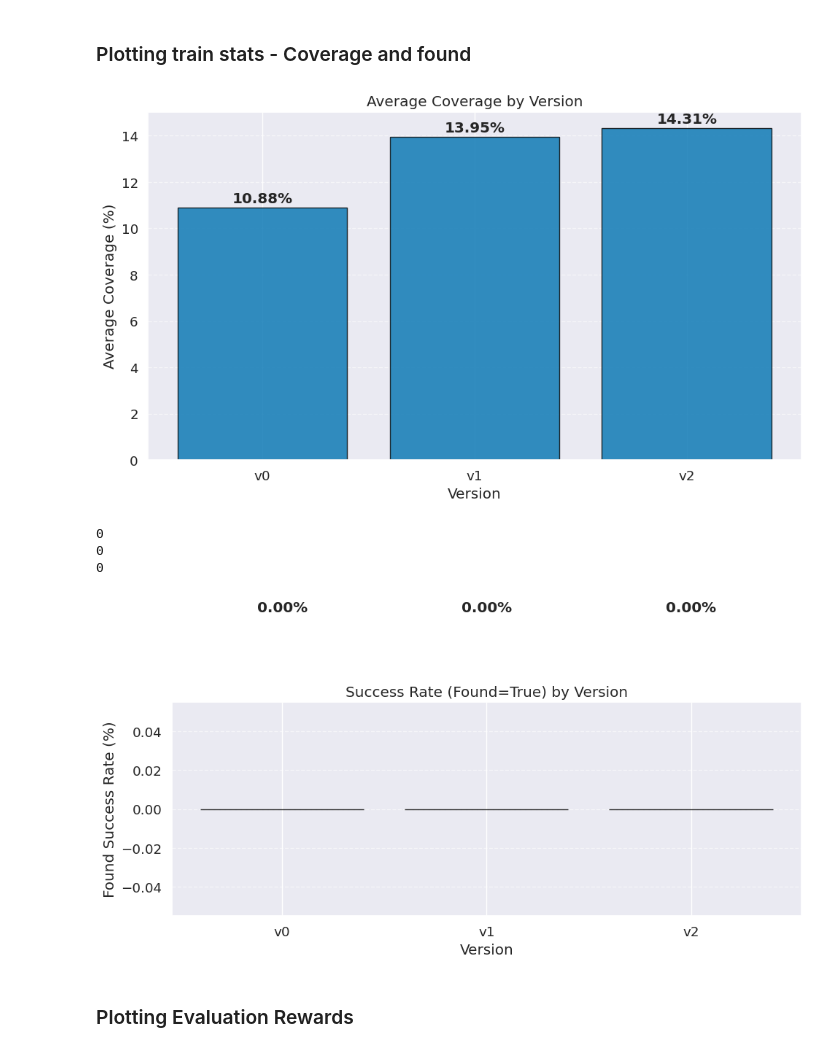
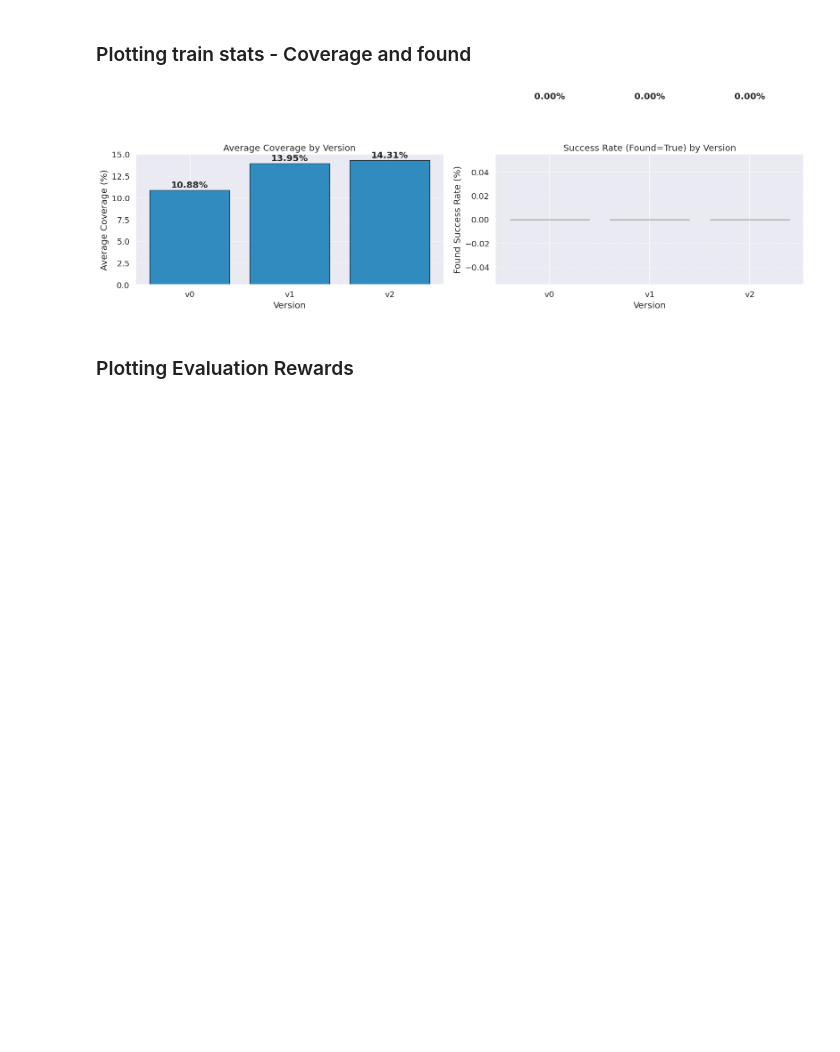
Before and after one commit to AndreCorreaSantos/gym_custom_env, a Jupyter notebook: graphs.ipynb, the cells around one changed output. Saved outputs shown, nothing was run; the diff lists cells and outputs as text; code cells hidden in the pictures; blank space fills up the shorter version.

```diff
--- a/graphs.ipynb
+++ b/graphs.ipynb
@@ -53,71 +53,10 @@ plot_stats(train_stats)
 # %% [markdown]
 ### Plotting train stats - Coverage and found
 # %%
-def plot_coverage(train_stats):
-    sns.set_theme(style="darkgrid", palette="colorblind", font_scale=1.2)
-
-    # Calculate average coverage for each version
-    avg_coverage = {}
-    for rfunc, df in train_stats.items():
-        avg_coverage[rfunc] = df['coverage'].mean()
-
-    # Create bar plot
-    plt.figure(figsize=(10, 6))
-    versions = list(avg_coverage.keys())
-    values = list(avg_coverage.values())
-
-    bars = plt.bar(versions, values, alpha=0.8, edgecolor='black', linewidth=1)
-
-    # Add value labels on top of bars
-    for bar, value in zip(bars, values):
-        plt.text(bar.get_x() + bar.get_width()/2, bar.get_height() + 0.1,
-                f'{value:.2f}%', ha='center', va='bottom', fontweight='bold')
-
-    plt.xlabel('Version')
-    plt.ylabel('Average Coverage (%)')
-    plt.title('Average Coverage by Version')
-    plt.grid(True, linestyle='--', alpha=0.6, axis='y')
-    plt.tight_layout()
-    plt.show()
-
-
-def plot_found(train_stats):
-    sns.set_theme(style="darkgrid", palette="colorblind", font_scale=1.2)
-
-    # Calculate percentage of True values in 'found' column for each version
-    found_percentage = {}
-    for rfunc, df in train_stats.items():
-        print(df['found'].sum())
-        found_percentage[rfunc] = (df['found'].sum() / len(df)) * 100
-
-    # Create bar plot
-    plt.figure(figsize=(10, 6))
-    versions = list(found_percentage.keys())
-    values = list(found_percentage.values())
-
-    bars = plt.bar(versions, values, alpha=0.8, edgecolor='black', linewidth=1, color='orange')
-
-    # Add value labels on top of bars
-    for bar, value in zip(bars, values):
-        plt.text(bar.get_x() + bar.get_width()/2, bar.get_height() + 0.1,
-                f'{value:.2f}%', ha='center', va='bottom', fontweight='bold')
-
-    plt.xlabel('Version')
-    plt.ylabel('Found Success Rate (%)')
-    plt.title('Success Rate (Found=True) by Version')
-    plt.grid(True, linestyle='--', alpha=0.6, axis='y')
-    plt.tight_layout()
-    plt.show()
-
-
-plot_coverage(train_stats)
-plot_found(train_stats)
+from plotting import plot_metrics
+plot_metrics(train_stats)
 # %% [output]
-[figure, old version]
+[figure, new version]
-0
-0
-0
-[figure, removed]
 # %% [markdown]
 ### Plotting Evaluation Rewards
 # %%
```
Also changed, not shown: parts of 1 cell of this notebook, 6 other files.
